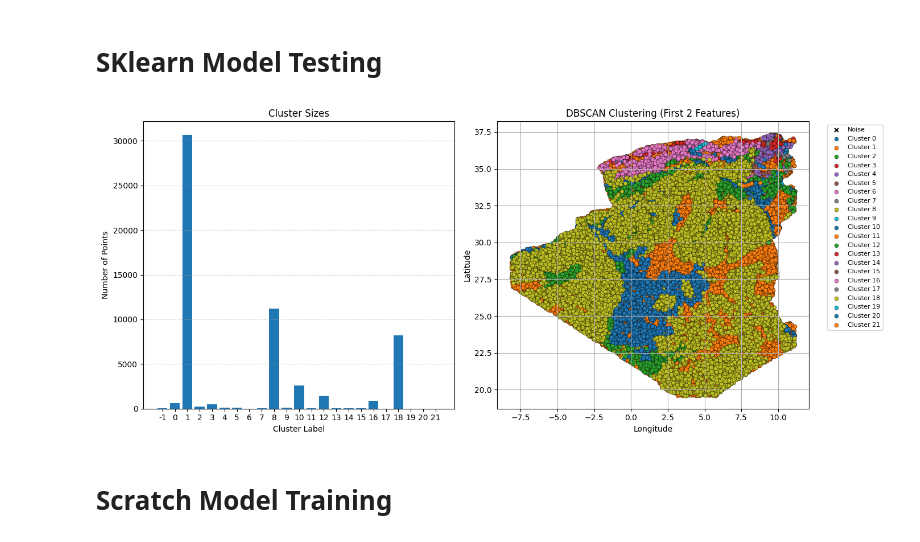
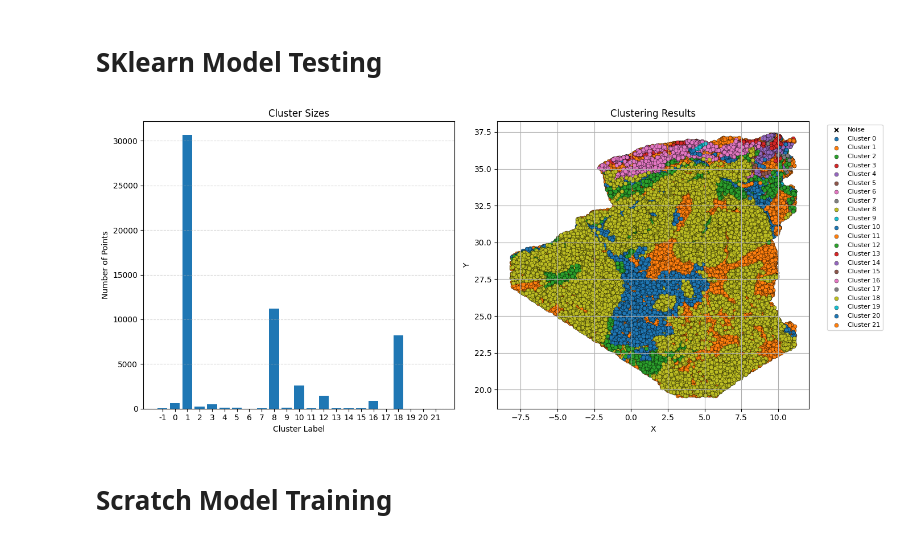
Before and after one commit to MohamedRamzi9/Data-Mining-Project, a Jupyter notebook: unsupervised_learning/dbscan.ipynb, the cells around one changed output. Drawn from its saved outputs; the diff is of its cells as text; code cells hidden in the pictures.

Commit message:
Added - finished clustering report function in utils metrics

```diff
--- a/unsupervised_learning/dbscan.ipynb
+++ b/unsupervised_learning/dbscan.ipynb
@@ -116,10 +79,9 @@ labels = dbscan.labels_
 # %% [markdown]
 # SKlearn Model Testing
 # %%
-
-plot_dbscan_results(dataset[["lon", "lat"]].to_numpy(), labels)
+show_clustering_report(dataset[["lon", "lat"]].to_numpy(), labels)
 # %% [output]
-[figure, old version]
+[figure, new version]
 # %% [markdown]
 # Scratch Model Training
 # %%
```
Also changed, not shown: parts of 3 cells of this notebook, 4 other files.
